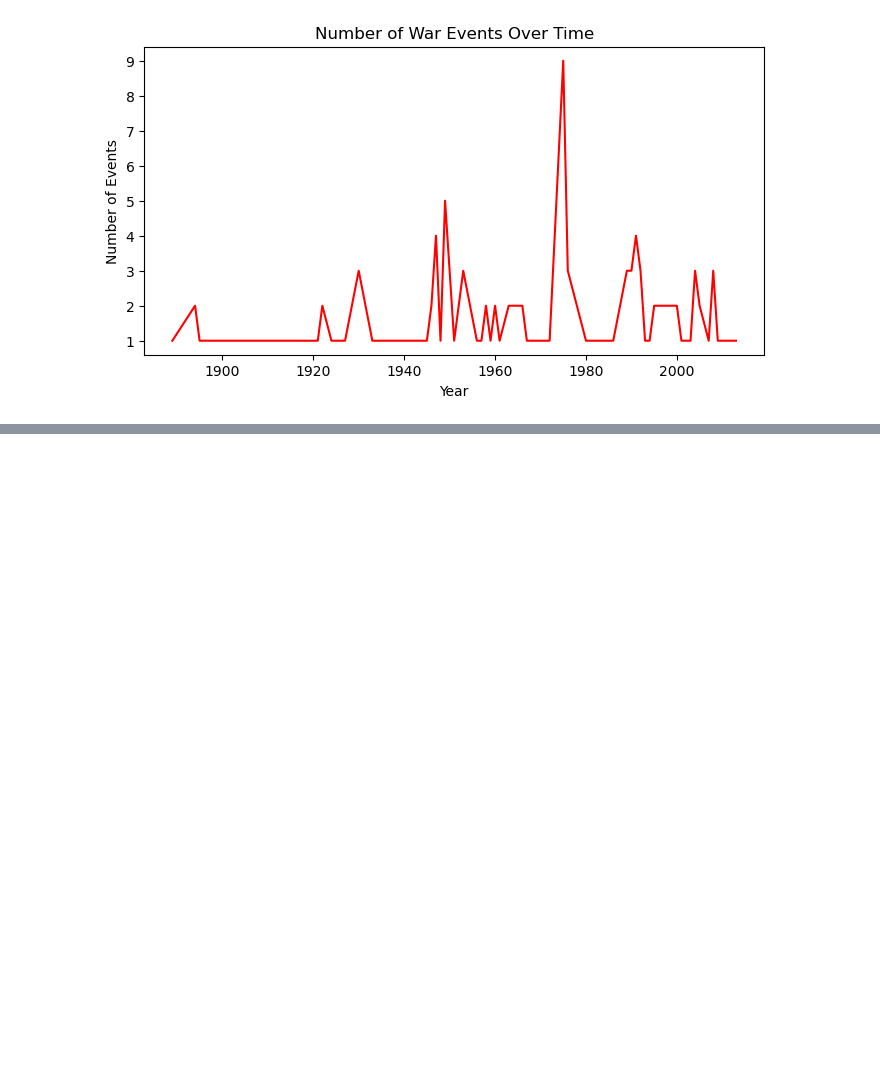
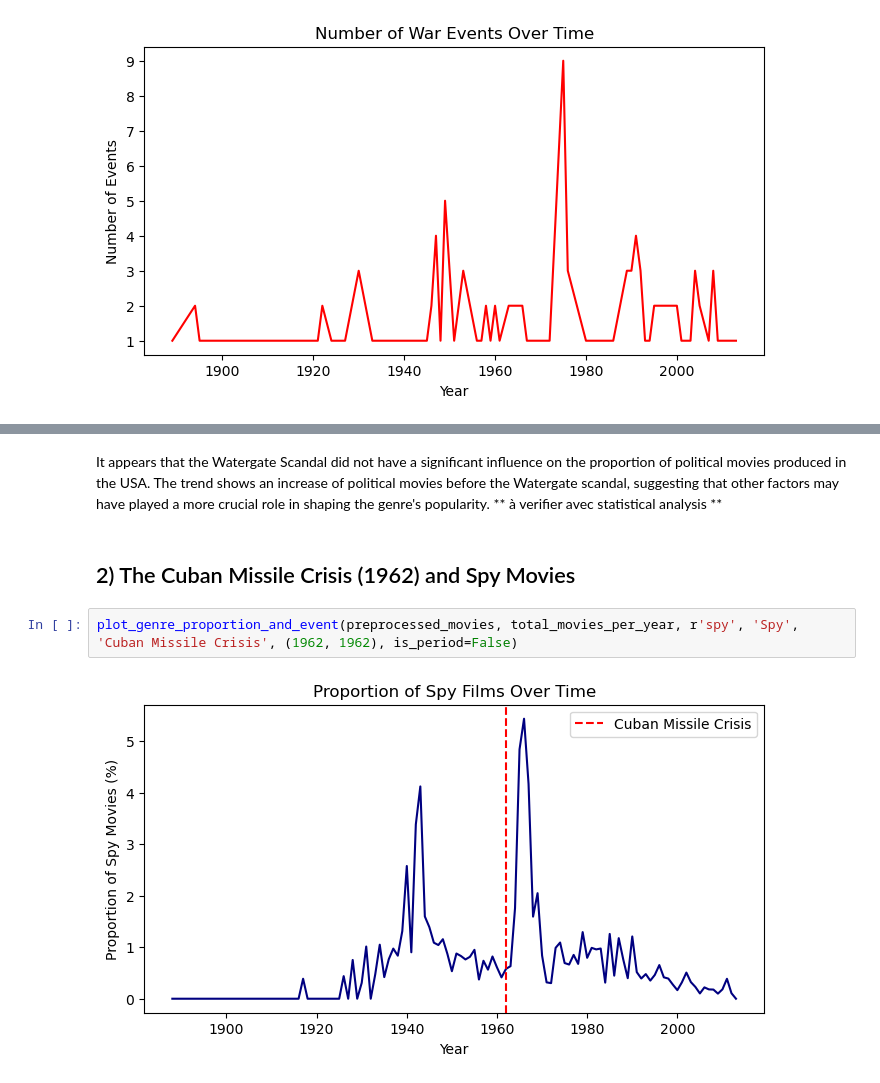
Before and after one commit to epfl-ada/ada-2024-project-nostringsadached, a Jupyter notebook: new_results2.ipynb, the cells around one changed output, grey strips where cells are left out. Saved outputs shown, nothing was run; the diff lists cells and outputs as text; blank space fills up the shorter version.

```diff
--- a/new_results2.ipynb
+++ b/new_results2.ipynb
@@ -632,0 +645,10 @@ Text(0.5, 1.0, 'Number of War Events Over Time')
+# %% [markdown]
+It appears that the Watergate Scandal did not have a significant influence on the proportion of political movies produced in the USA.
+The trend shows an increase of political movies before the Watergate scandal, suggesting that other factors may have played a more crucial role in shaping the genre's popularity.
+** à verifier avec statistical analysis **
+# %% [markdown]
+## 2) The Cuban Missile Crisis (1962) and Spy Movies
+# %%
+plot_genre_proportion_and_event(preprocessed_movies, total_movies_per_year, r'spy', 'Spy', 'Cuban Missile Crisis', (1962, 1962), is_period=False)
+# %% [output]
+[figure, added]
```
Also changed, not shown: parts of 29 cells of this notebook, 1 other file.
